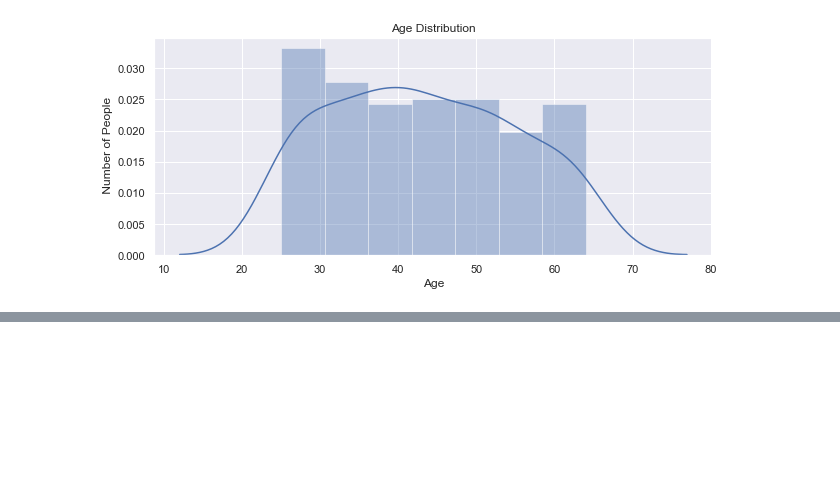
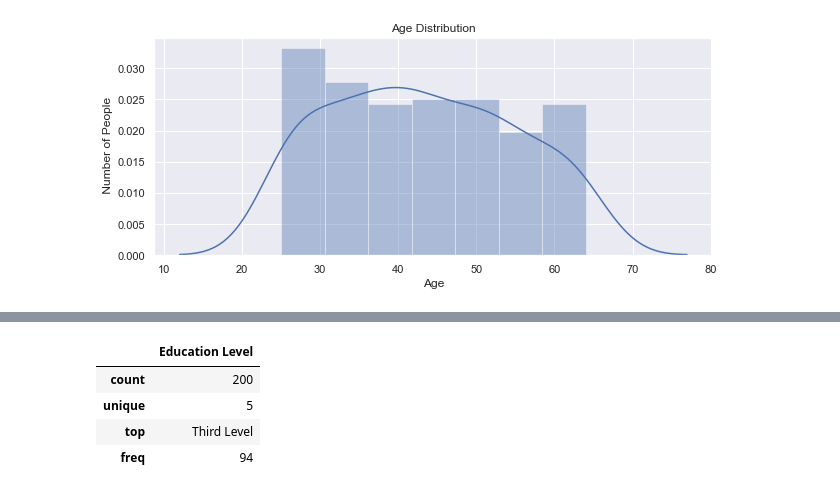
Before and after one commit to martinaobrien/GMIT-Programme-for-Data-Analysis-Project---Simulation, a Jupyter notebook: GMIT-Programme-for-Data-Analysis-Project---Simulation.ipynb, the cells around one changed output, grey strips where cells are left out. Cells and saved outputs as stored; diff of their text form; code cells hidden in the pictures; blank space fills up the shorter version.

```diff
--- a/GMIT-Programme-for-Data-Analysis-Project---Simulation.ipynb
+++ b/GMIT-Programme-for-Data-Analysis-Project---Simulation.ipynb
@@ -130,2 +154,8 @@ plt.show()
 # %%
-age_df.describe ()
+education_level_df.describe()
+# %% [output]
+|  | Education Level |
+| count | 200 |
+| unique | 5 |
+| top | Third Level |
+| freq | 94 |
```
Also changed, not shown: parts of 6 cells of this notebook.
